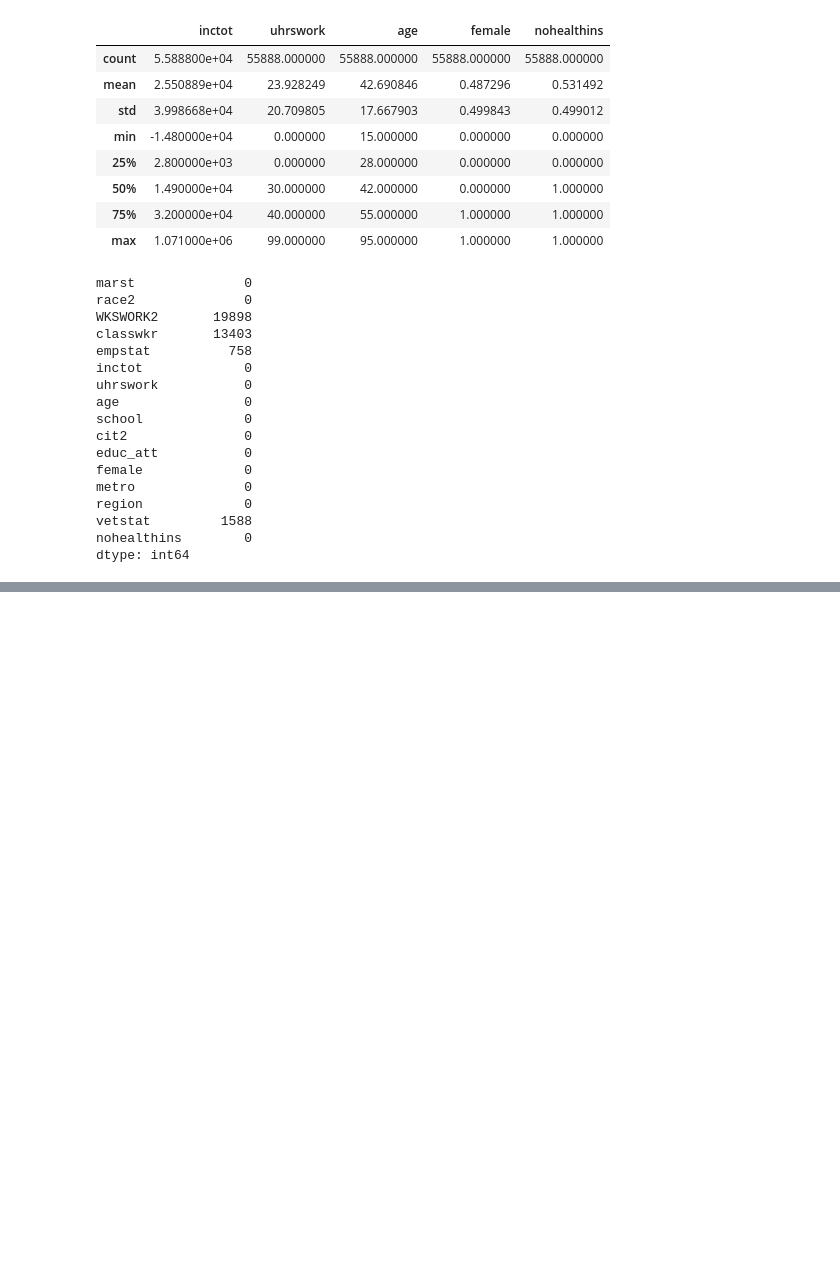
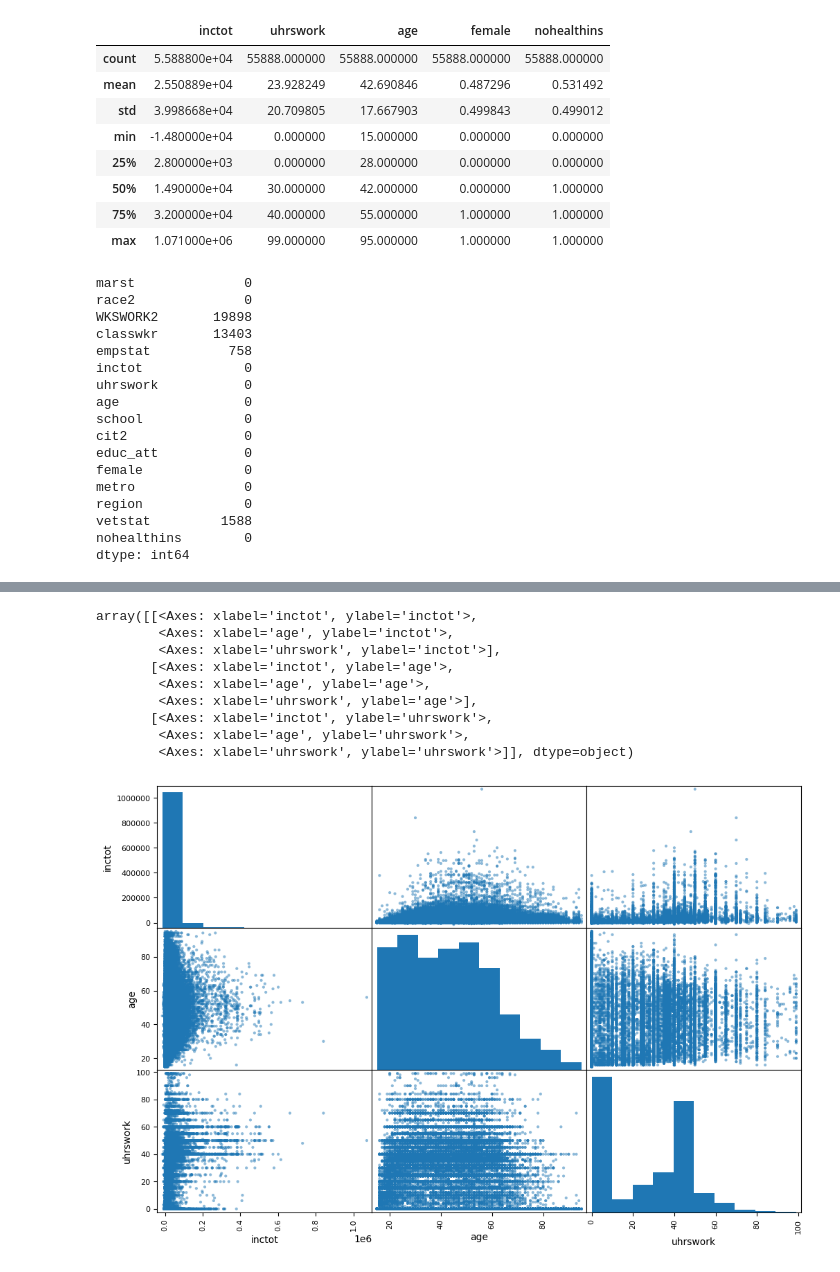
Before and after one commit to HiwaTase/Machine-Learning, a Jupyter notebook: Untitled1.ipynb, the cells around one changed output, grey strips where cells are left out. Drawn from its saved outputs; the diff is of its cells as text; code cells hidden in the pictures; blank space fills up the shorter version.

```diff
--- a/Untitled1.ipynb
+++ b/Untitled1.ipynb
@@ -144 +189,16 @@ for column in columns_fill:
+# %%
+
+attributes = ["inctot", "age","uhrswork"]
+scatter_matrix(train_set1[attributes], figsize=(12, 8))
+# %% [output]
+array([[<Axes: xlabel='inctot', ylabel='inctot'>,
+        <Axes: xlabel='age', ylabel='inctot'>,
+        <Axes: xlabel='uhrswork', ylabel='inctot'>],
+       [<Axes: xlabel='inctot', ylabel='age'>,
+        <Axes: xlabel='age', ylabel='age'>,
+        <Axes: xlabel='uhrswork', ylabel='age'>],
+       [<Axes: xlabel='inctot', ylabel='uhrswork'>,
+        <Axes: xlabel='age', ylabel='uhrswork'>,
+        <Axes: xlabel='uhrswork', ylabel='uhrswork'>]], dtype=object)
+[figure, added]
 # %%
```
Also changed, not shown: parts of 11 cells of this notebook.
